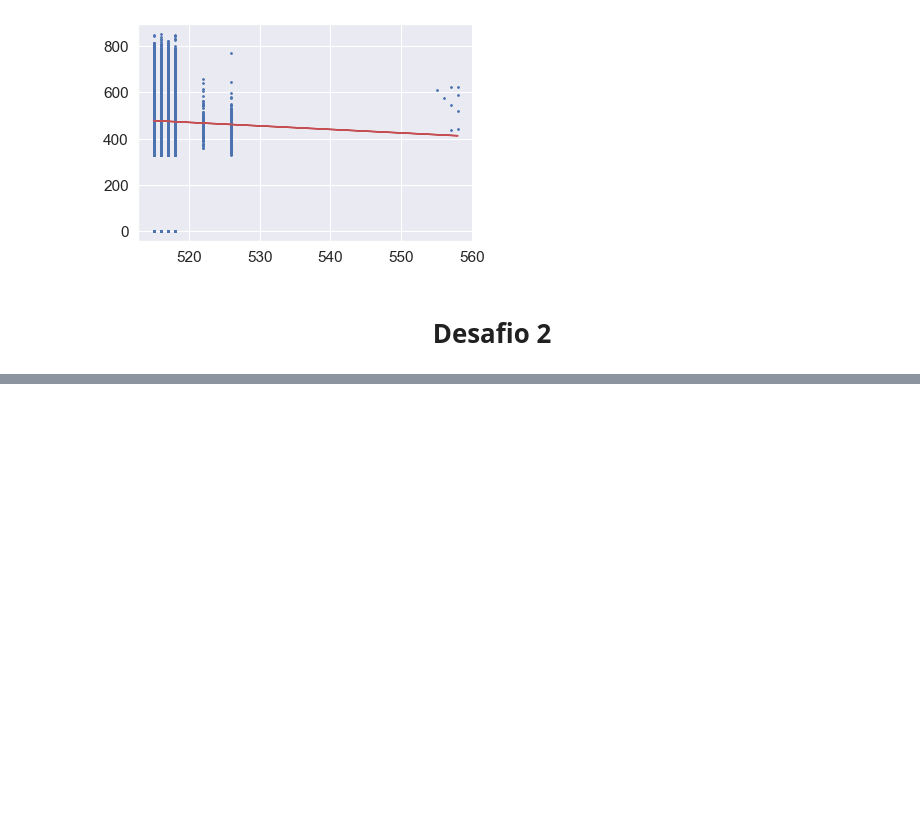
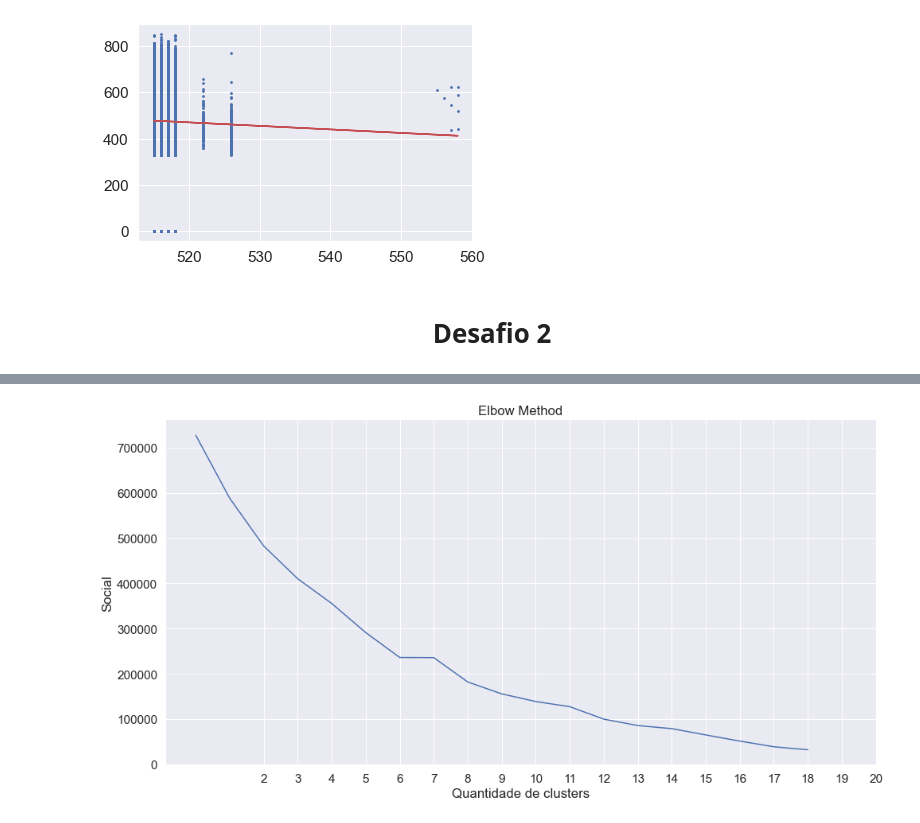
Before and after one commit to matheusmvl/ms-challenge-2021, a Jupyter notebook: projeto/analise_microdados_enem2019.ipynb, the cells around one changed output, grey strips where cells are left out. Drawn from its saved outputs; the diff is of its cells as text; code cells hidden in the pictures; blank space fills up the shorter version.

```diff
--- a/projeto/analise_microdados_enem2019.ipynb
+++ b/projeto/analise_microdados_enem2019.ipynb
@@ -146,0 +157,3 @@ from sklearn.cluster import KMeans
+# %%
+encoder = OneHotEncoder(handle_unknown='ignore')
+encoder.fit(dados_renda_redacao.values)
@@ -146,0 +184,16 @@ from sklearn.cluster import KMeans
+# %%
+renda_internet_X = dados_renda_redacao[['renda_mensal', 'acesso_a_internet']]
+encoder.fit(renda_internet_X.values)
+x_tudo = encoder.transform(renda_internet_X.values).toarray()
+nota_redacao_y = dados_renda_redacao['nota_redacao']
+# %%
+def calcula_wcss(data):
+    wcss = []
+    for n in range(2, 21):
+        kmeans = KMeans(n_clusters=n)
+        kmeans.fit(data)
+        wcss.append(kmeans.inertia_)
+
+    return wcss
+# %%
+df = calcula_wcss(x_tudo)
@@ -146,0 +222,10 @@ from sklearn.cluster import KMeans
+# %%
+plt.figure(figsize=(16,8))
+plt.plot(df)
+plt.xticks(np.arange(2,21,1))
+plt.xlabel('Quantidade de clusters')
+plt.ylabel('Social')
+plt.title('Elbow Method')
+plt.show()
+# %% [output]
+[figure, added]
```
Also changed, not shown: parts of 8 cells of this notebook.
